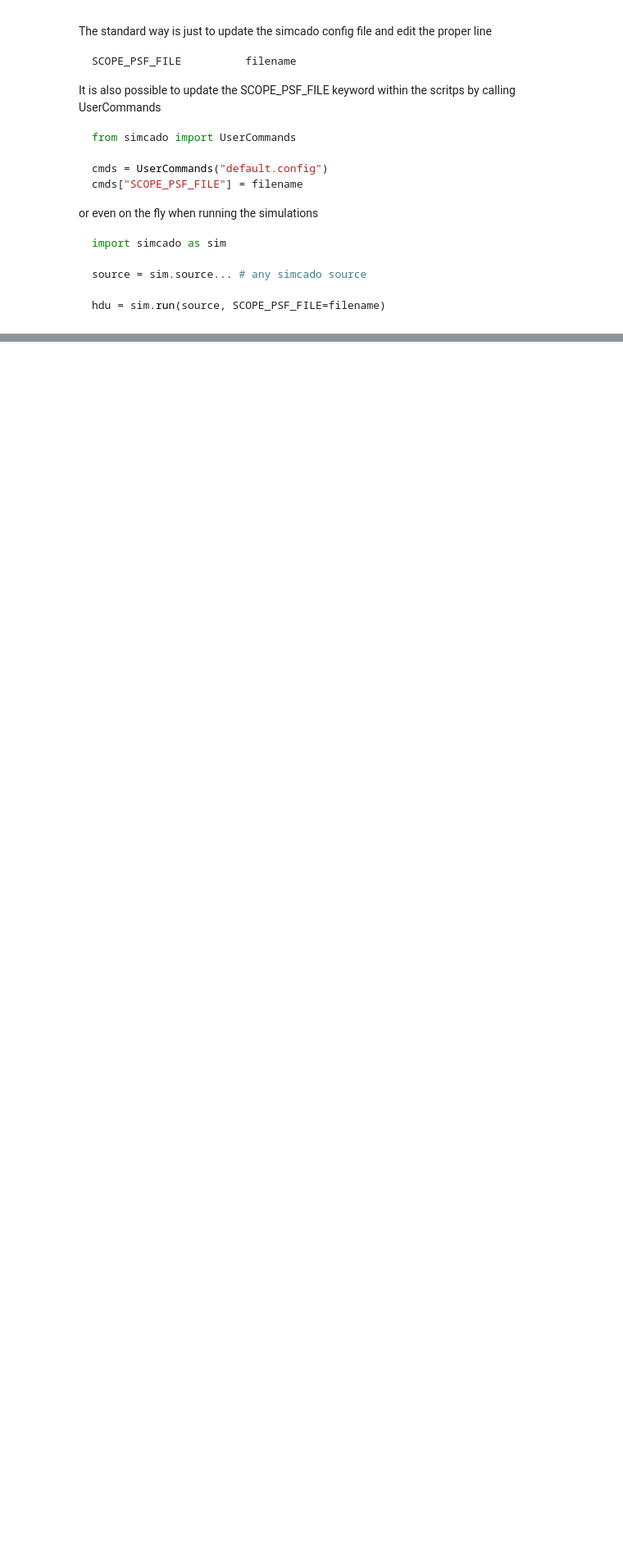
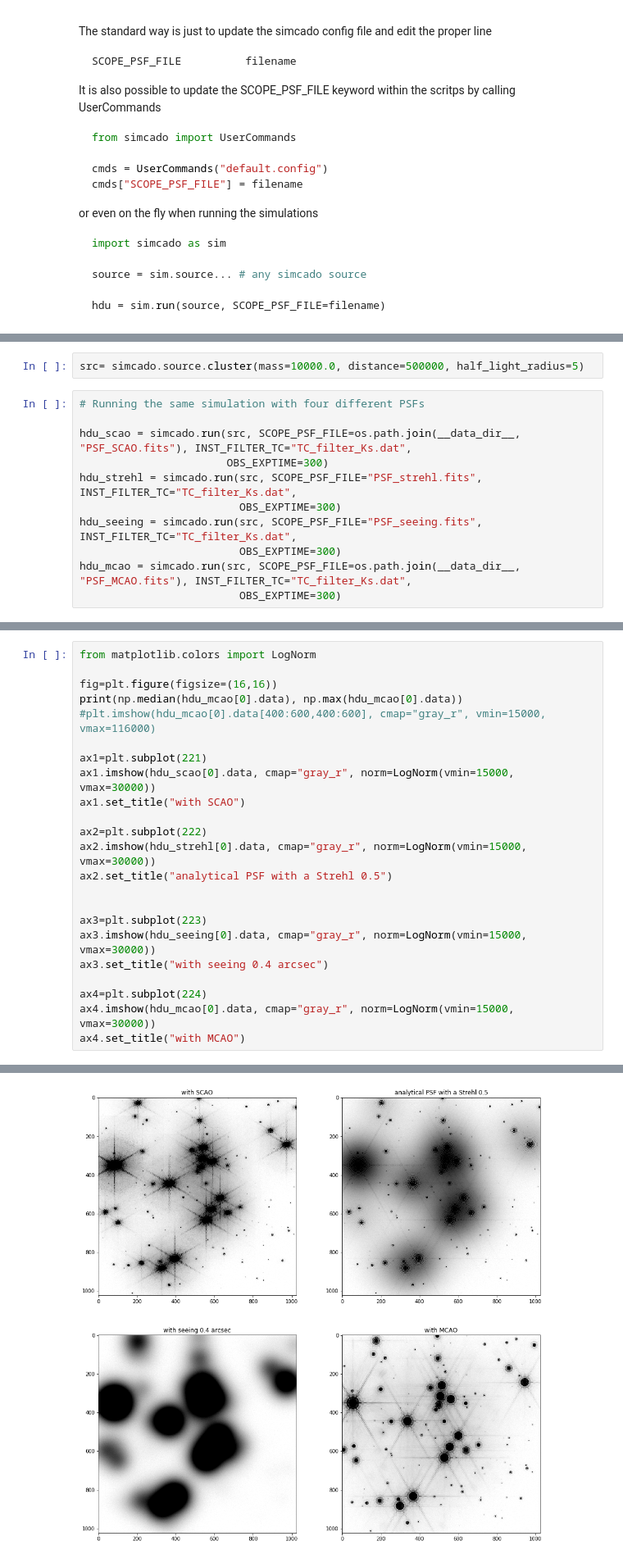
Before and after one commit to astronomyk/SimCADO, a Jupyter notebook: docs/source/_static/python_notebooks/SimCADO_PSF_examples.ipynb, the cells around one changed output, grey strips where cells are left out. Shown at 82% size. Drawn from its saved outputs; the diff is of its cells as text; blank space fills up the shorter version.

```diff
--- a/docs/source/_static/python_notebooks/SimCADO_PSF_examples.ipynb
+++ b/docs/source/_static/python_notebooks/SimCADO_PSF_examples.ipynb
@@ -149,0 +168,13 @@ hdu = sim.run(source, SCOPE_PSF_FILE=filename)
+# %%
+src= simcado.source.cluster(mass=10000.0, distance=500000, half_light_radius=5)
+# %%
+# Running the same simulation with four different PSFs
+
+hdu_scao = simcado.run(src, SCOPE_PSF_FILE=os.path.join(__data_dir__, "PSF_SCAO.fits"), INST_FILTER_TC="TC_filter_Ks.dat",
+                       OBS_EXPTIME=300)
+hdu_strehl = simcado.run(src, SCOPE_PSF_FILE="PSF_strehl.fits", INST_FILTER_TC="TC_filter_Ks.dat",
+                         OBS_EXPTIME=300)
+hdu_seeing = simcado.run(src, SCOPE_PSF_FILE="PSF_seeing.fits", INST_FILTER_TC="TC_filter_Ks.dat",
+                         OBS_EXPTIME=300)
+hdu_mcao = simcado.run(src, SCOPE_PSF_FILE=os.path.join(__data_dir__, "PSF_MCAO.fits"), INST_FILTER_TC="TC_filter_Ks.dat",
+                         OBS_EXPTIME=300)
@@ -149,0 +199,24 @@ hdu = sim.run(source, SCOPE_PSF_FILE=filename)
+# %%
+from matplotlib.colors import LogNorm
+
+fig=plt.figure(figsize=(16,16))
+print(np.median(hdu_mcao[0].data), np.max(hdu_mcao[0].data))
+#plt.imshow(hdu_mcao[0].data[400:600,400:600], cmap="gray_r", vmin=15000, vmax=116000)
+
+ax1=plt.subplot(221)
+ax1.imshow(hdu_scao[0].data, cmap="gray_r", norm=LogNorm(vmin=15000, vmax=30000))
+ax1.set_title("with SCAO")
+
+ax2=plt.subplot(222)
+ax2.imshow(hdu_strehl[0].data, cmap="gray_r", norm=LogNorm(vmin=15000, vmax=30000))
+ax2.set_title("analytical PSF with a Strehl 0.5")
+
+
+ax3=plt.subplot(223)
+ax3.imshow(hdu_seeing[0].data, cmap="gray_r", norm=LogNorm(vmin=15000, vmax=30000))
+ax3.set_title("with seeing 0.4 arcsec")
+
+ax4=plt.subplot(224)
+ax4.imshow(hdu_mcao[0].data, cmap="gray_r", norm=LogNorm(vmin=15000, vmax=30000))
+ax4.set_title("with MCAO")
+# %% [output]
@@ -149,0 +225 @@ hdu = sim.run(source, SCOPE_PSF_FILE=filename)
+[figure, added]
```
Also changed, not shown: parts of 11 cells of this notebook, 1 other file.
